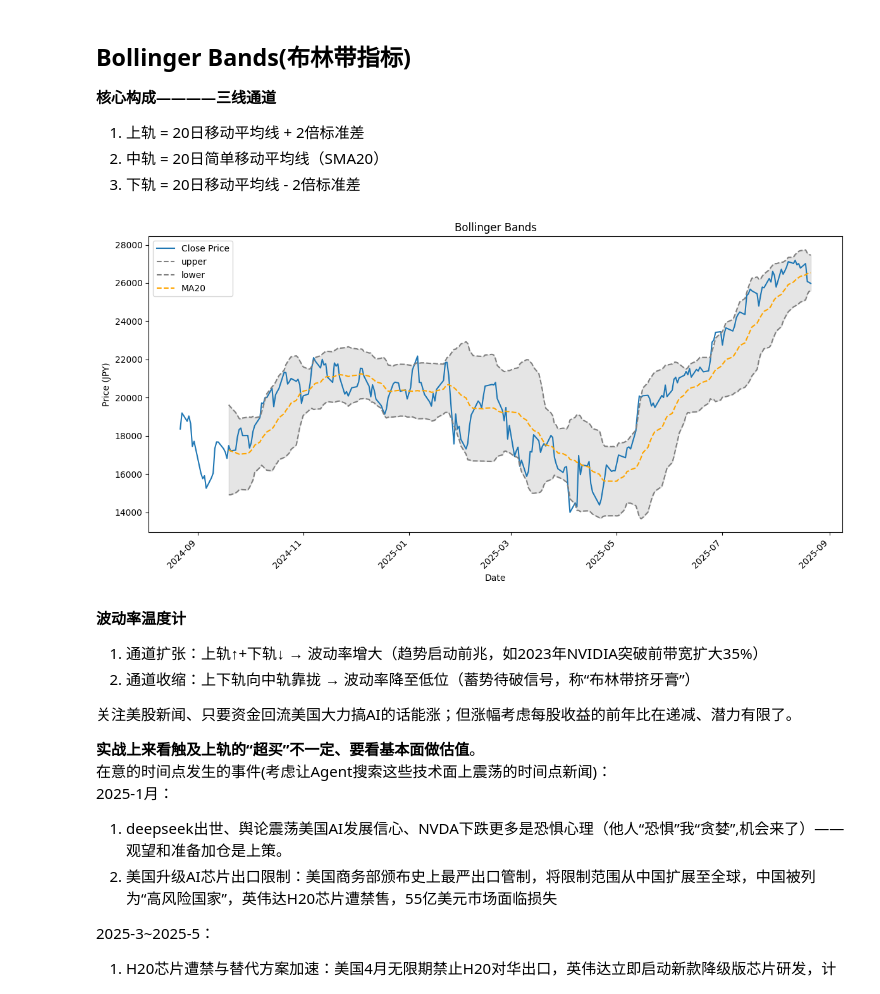
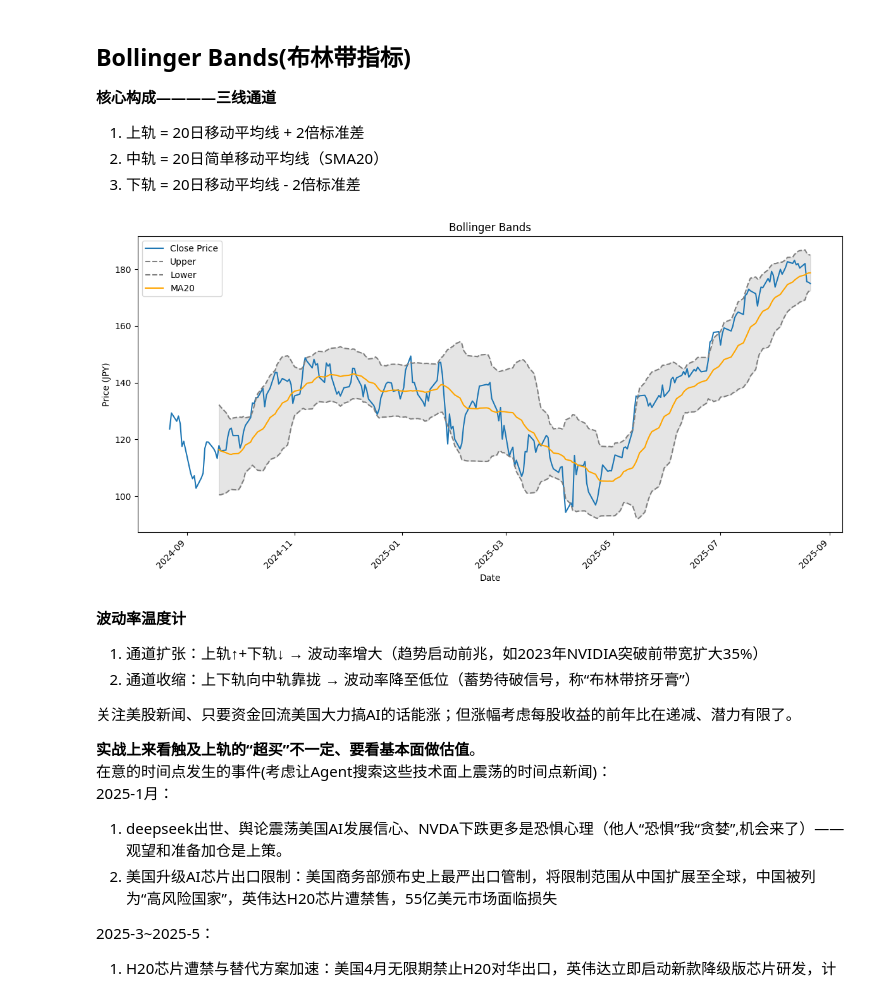
Before and after one commit to mithra-chips/stock-trading, a Jupyter notebook: stockTrade.ipynb, the cells around one changed output. Drawn from its saved outputs; the diff is of its cells as text; code cells hidden in the pictures.

```diff
--- a/stockTrade.ipynb
+++ b/stockTrade.ipynb
@@ -267,8 +111,8 @@ plot_ma(nvda_close_prices)
 1.   上轨 = 20日移动平均线 + 2倍标准差
 2.   中轨 = 20日简单移动平均线（SMA20）
 3.   下轨 = 20日移动平均线 - 2倍标准差
-# %%
-plot_bollinger_bands(nvda_close_prices)
-# %% [output]
-[figure, removed]
+# %%
+nvda_data.plot_bollinger_bands()
+# %% [output]
+[figure, added]
 # %% [markdown]
```
Also changed, not shown: parts of 33 cells of this notebook, 4 other files.
